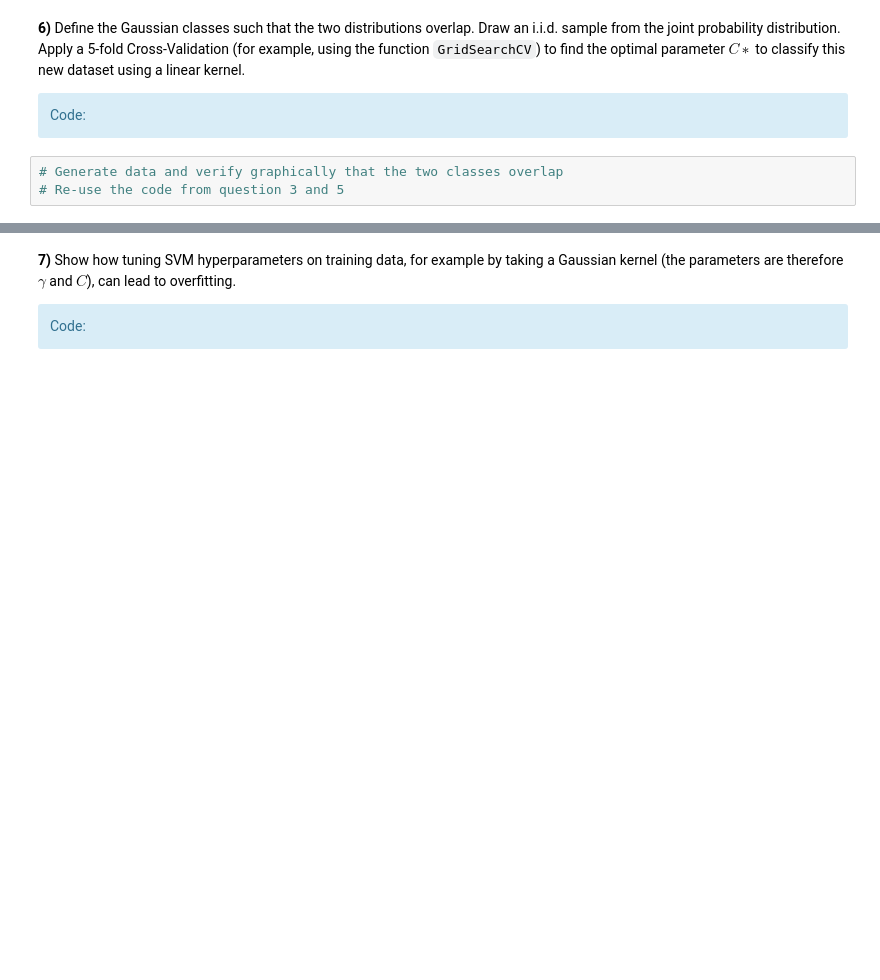
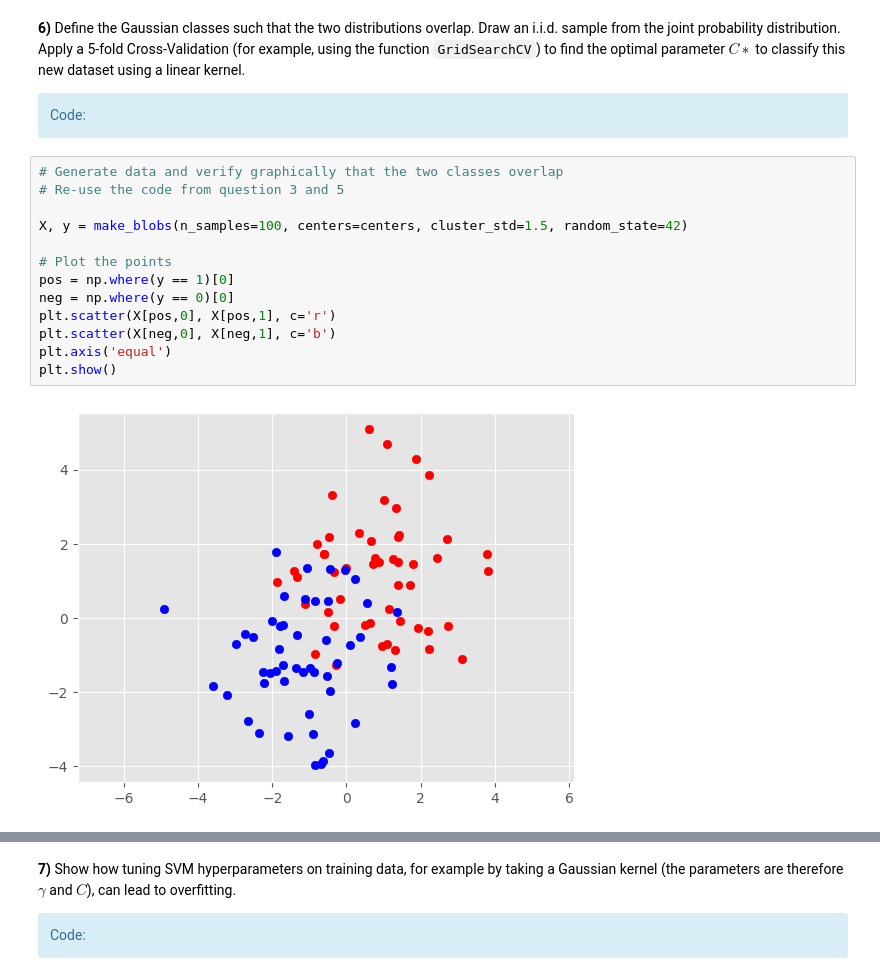
Before and after one commit to kjle/TelecomParis_Promo2025, a Jupyter notebook: SD-TSIA210/TP1 SVM/TP_SVM_students.ipynb, the cells around one changed output, grey strips where cells are left out. Cells and saved outputs as stored; diff of their text form; blank space fills up the shorter version.

```diff
--- a/SD-TSIA210/TP1 SVM/TP_SVM_students.ipynb
+++ b/SD-TSIA210/TP1 SVM/TP_SVM_students.ipynb
@@ -198,9 +236,21 @@ plt.show()
 
 <div class='alert alert-block alert-info'>
             Code:</div>
-# %%
-# Generate data and verify graphically that the two classes overlap
-# Re-use the code from question 3 and 5
+# %%
+# Generate data and verify graphically that the two classes overlap
+# Re-use the code from question 3 and 5
+
+X, y = make_blobs(n_samples=100, centers=centers, cluster_std=1.5, random_state=42)
+
+# Plot the points
+pos = np.where(y == 1)[0]
+neg = np.where(y == 0)[0]
+plt.scatter(X[pos,0], X[pos,1], c='r')
+plt.scatter(X[neg,0], X[neg,1], c='b')
+plt.axis('equal')
+plt.show()
+# %% [output]
+[figure, added]
 # %%
 # Find the best working C with a 5-fold cross-validation
 # Look into a bunch of values for C
```
Also changed, not shown: parts of 12 cells of this notebook.
